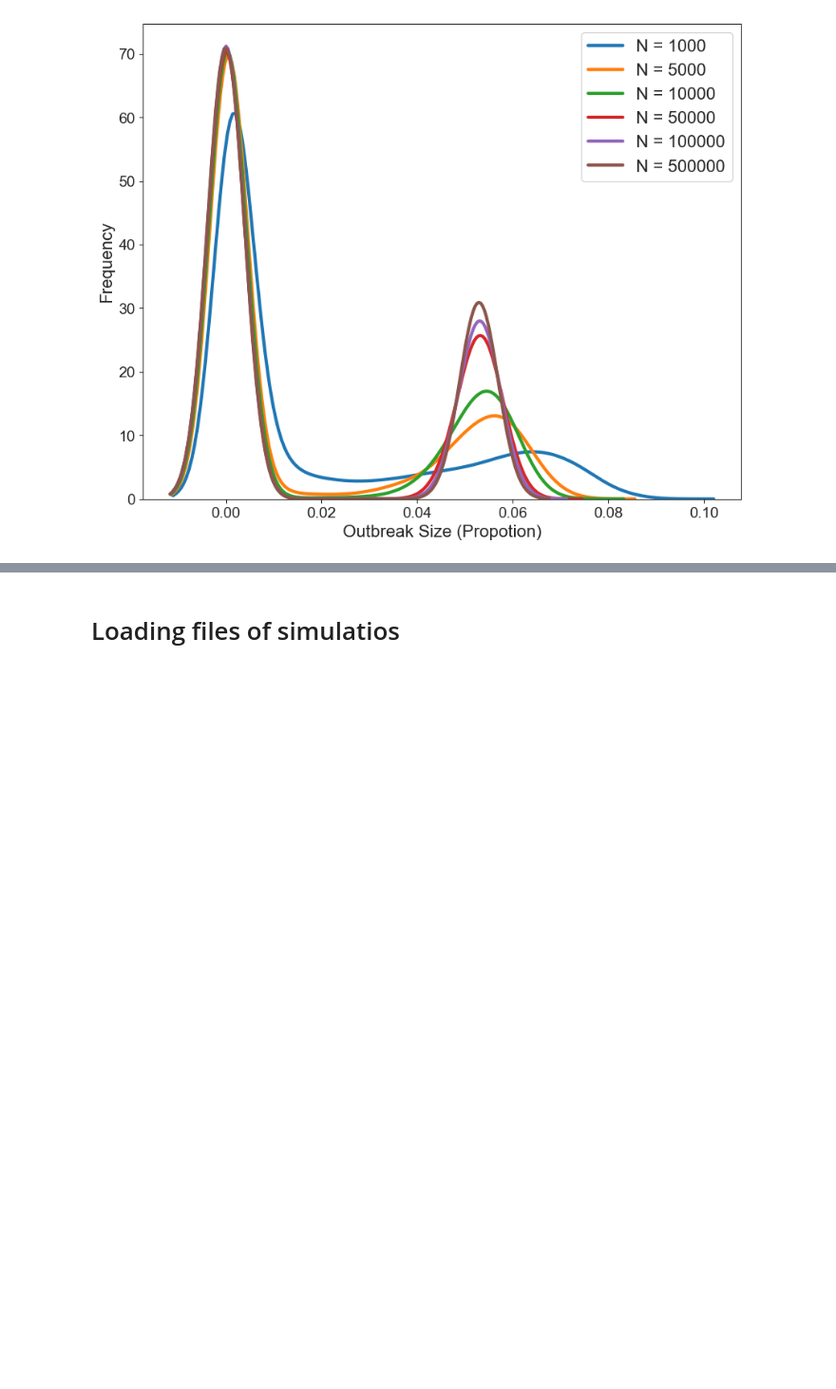
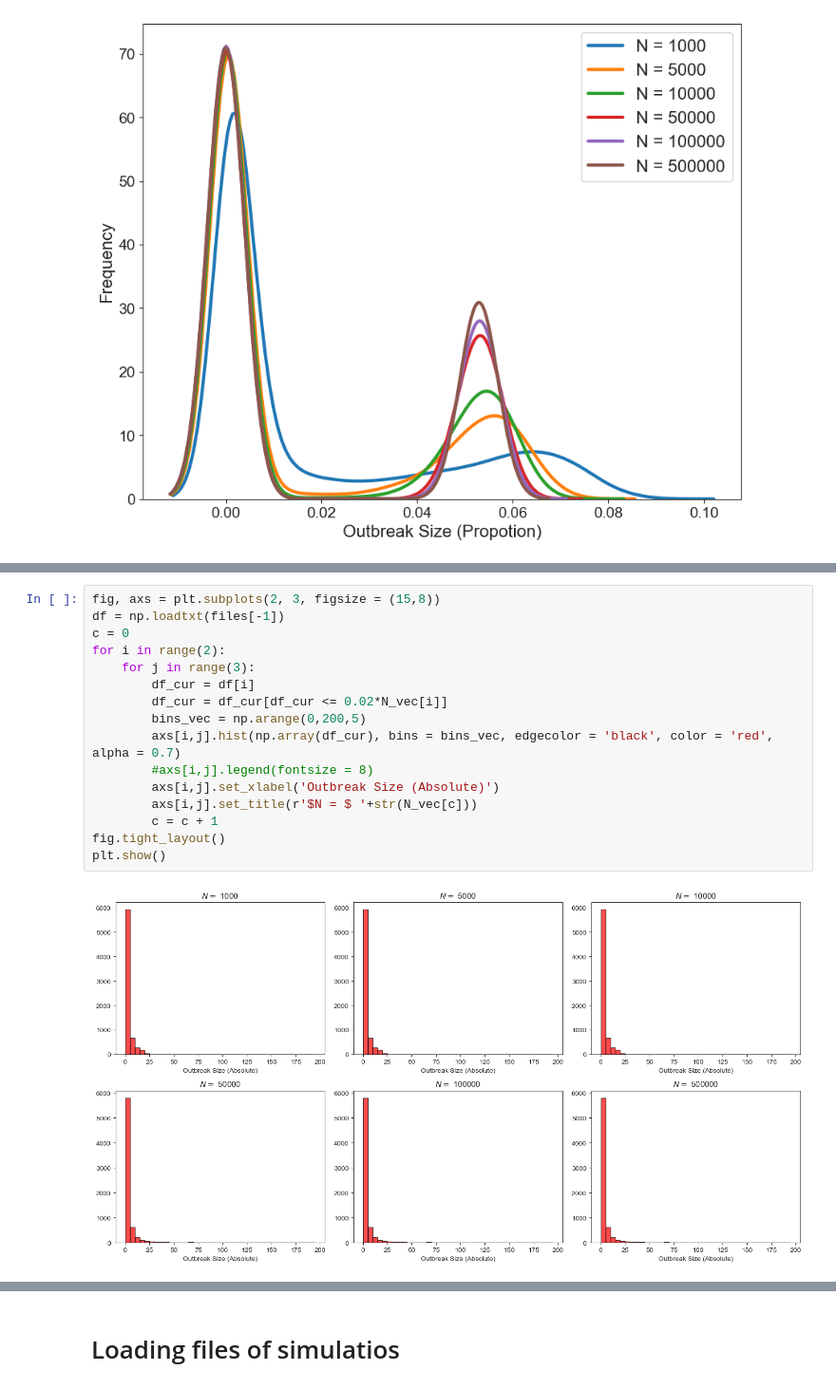
Before and after one commit to denisecammarota/HIT-dynamics, a Jupyter notebook: Analysis_SIR_Gillespie_Tau_Measles.ipynb, the cells around one changed output, grey strips where cells are left out. Shown at 95% size. Cells and saved outputs as stored; diff of their text form; blank space fills up the shorter version.

```diff
--- a/Analysis_SIR_Gillespie_Tau_Measles.ipynb
+++ b/Analysis_SIR_Gillespie_Tau_Measles.ipynb
@@ -66,0 +89,18 @@ plt.show()
+# %%
+fig, axs = plt.subplots(2, 3, figsize = (15,8))
+df = np.loadtxt(files[-1])
+c = 0
+for i in range(2):
+    for j in range(3):
+        df_cur = df[i]
+        df_cur = df_cur[df_cur <= 0.02*N_vec[i]]
+        bins_vec = np.arange(0,200,5)
+        axs[i,j].hist(np.array(df_cur), bins = bins_vec, edgecolor = 'black', color = 'red', alpha = 0.7)
+        #axs[i,j].legend(fontsize = 8)
+        axs[i,j].set_xlabel('Outbreak Size (Absolute)')
+        axs[i,j].set_title(r'$N = $ '+str(N_vec[c]))
+        c = c + 1
+fig.tight_layout()
+plt.show()
+# %% [output]
+[figure, added]
```
Also changed, not shown: parts of 8 cells of this notebook.
